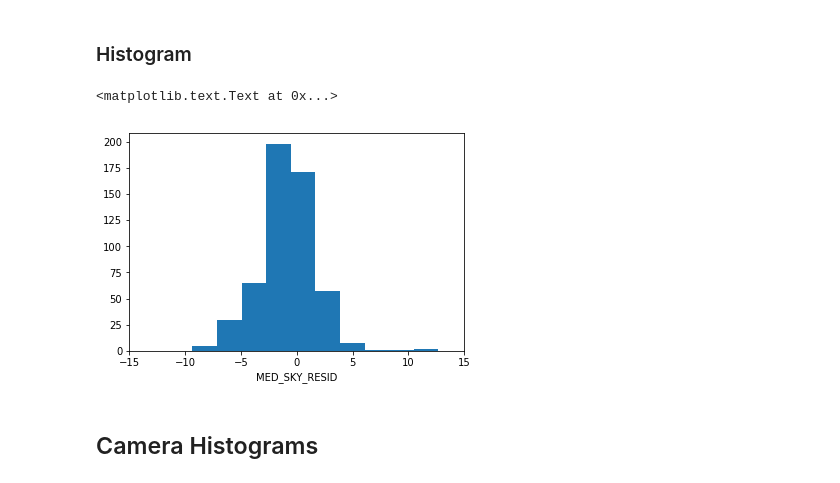
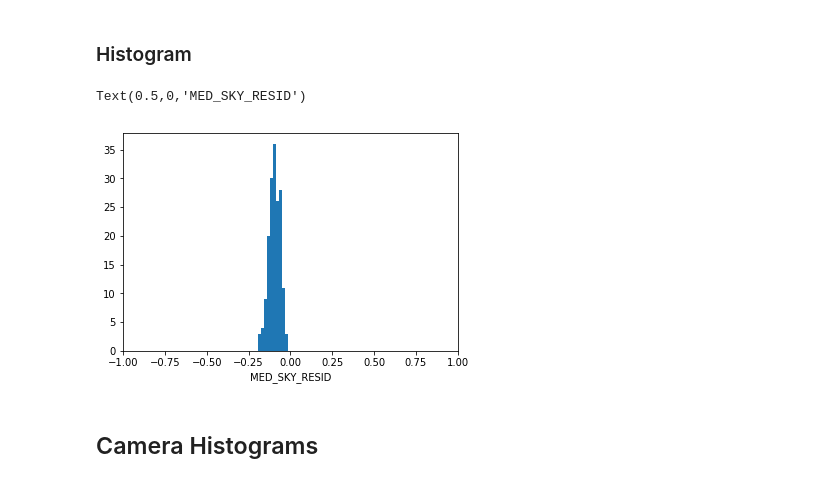
Before and after one commit to desihub/desispec, a Jupyter notebook: doc/nb/QA_Prod.ipynb, the cells around one changed output. Saved outputs shown, nothing was run; the diff lists cells and outputs as text; code cells hidden in the pictures.

```diff
--- a/doc/nb/QA_Prod.ipynb
+++ b/doc/nb/QA_Prod.ipynb
@@ -62,6 +60,6 @@ qa_prod.data['20190902']['77']['b0']['FLUXCALIB']
 # %% [markdown]
 ### Grab a Table of QA values
 # %%
-qa_tbl = qa_prod.get_qa_table('SKYSUB', 'MED_RESID', channels=['b'])
+qa_tbl = qa_prod.get_qa_table('SKYSUB', 'RESID', channels=['b'])
 qa_tbl
 # %% [output]
@@ -89,12 +87,12 @@ qa_tbl
 # %%
 plt.clf()
 ax = plt.gca()
-ax.hist(qa_tbl['MED_RESID'])
-ax.set_xlim(-15,15)
+ax.hist(qa_tbl['RESID'])
+ax.set_xlim(-1,1)
 ax.set_xlabel('MED_SKY_RESID')
 # %% [output]
-<matplotlib.text.Text at 0x...>
+Text(0.5,0,'MED_SKY_RESID')
-[figure, old version]
+[figure, new version]
 # %% [markdown]
 ## Camera Histograms
 # %%
```
Also changed, not shown: parts of 13 cells of this notebook, 2 other files.
